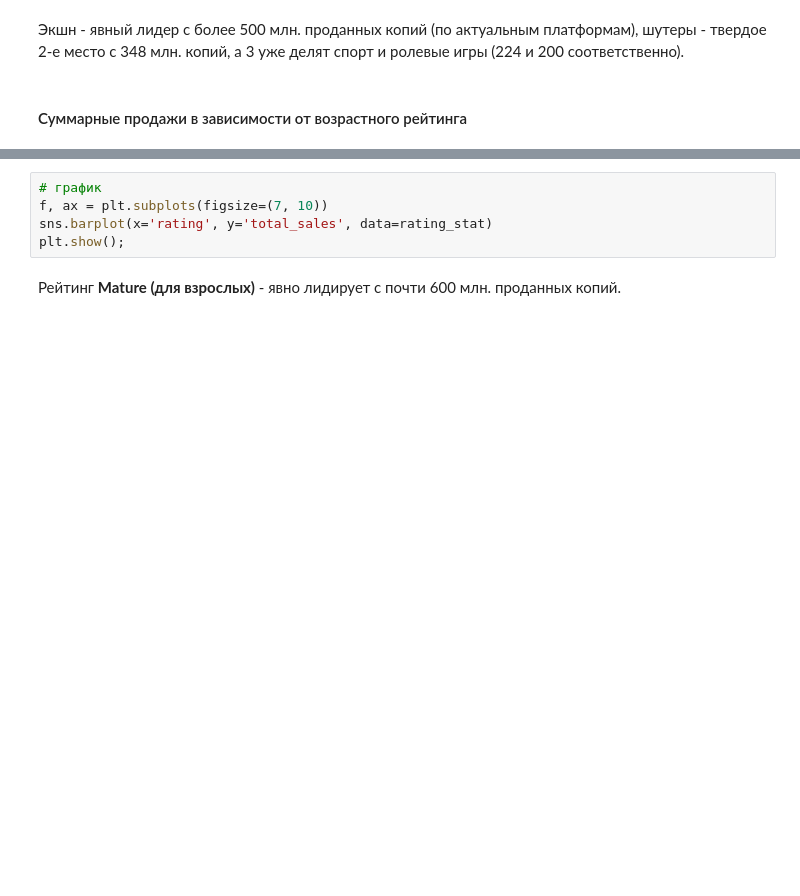
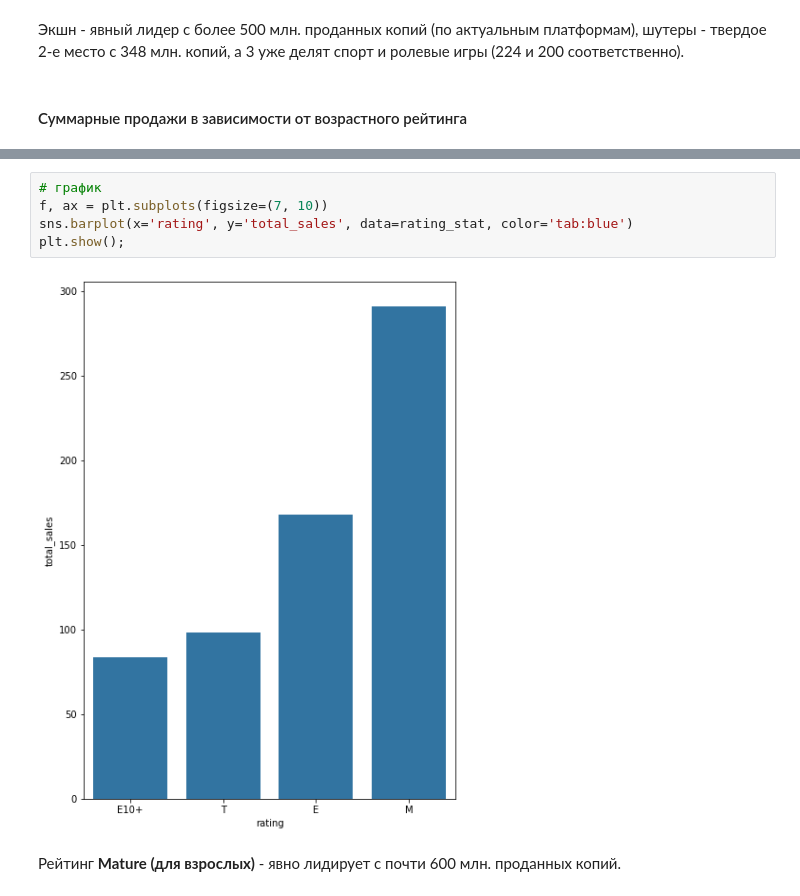
Before and after one commit to seamus-88/my_projects0, a Jupyter notebook: games_analysis_/games_analysis.ipynb, the cells around one changed output, grey strips where cells are left out. Drawn from its saved outputs; the diff is of its cells as text; blank space fills up the shorter version.

```diff
--- a/games_analysis_/games_analysis.ipynb
+++ b/games_analysis_/games_analysis.ipynb
@@ -866,8 +937,10 @@ rating_stat
 # %%
 # график
 f, ax = plt.subplots(figsize=(7, 10))
-sns.barplot(x='rating', y='total_sales', data=rating_stat)
+sns.barplot(x='rating', y='total_sales', data=rating_stat, color='tab:blue')
 plt.show();
+# %% [output]
+[figure, added]
 # %% [markdown]
 Рейтинг **Mature (для взрослых)** - явно лидирует с почти 600 млн. проданных копий.
 # %% [markdown]
```
Also changed, not shown: parts of 56 cells of this notebook.
